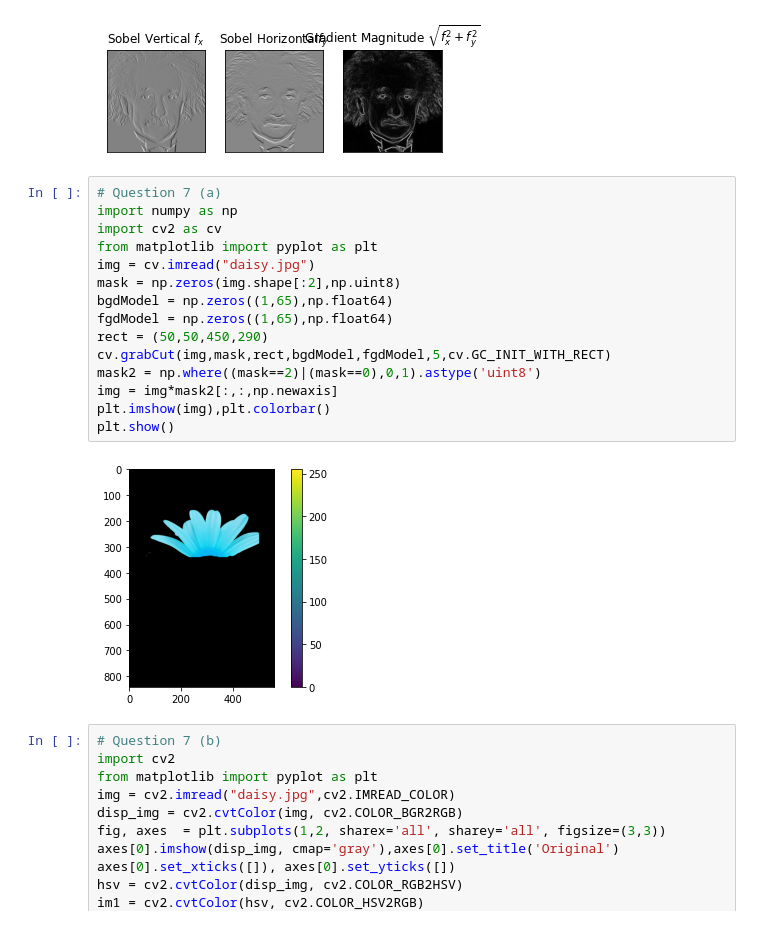
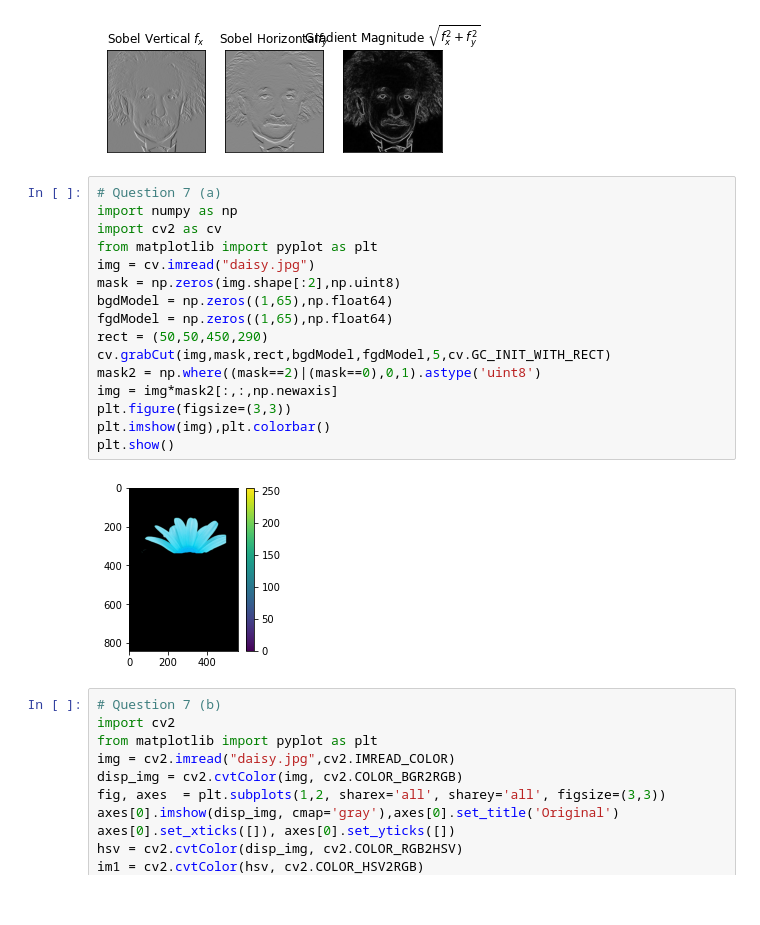
Before and after one commit to luxshan21/Image_Processing_Works_190364C, a Jupyter notebook: Assignments/Assignment_01/Assignment_01_190364C.ipynb, the cells around one changed output. Drawn from its saved outputs; the diff is of its cells as text.

```diff
--- a/Assignments/Assignment_01/Assignment_01_190364C.ipynb
+++ b/Assignments/Assignment_01/Assignment_01_190364C.ipynb
@@ -201,20 +202,21 @@ plt.show()
 # %%
 # Question 7 (a)
 import numpy as np
 import cv2 as cv
 from matplotlib import pyplot as plt
 img = cv.imread("daisy.jpg")
 mask = np.zeros(img.shape[:2],np.uint8)
 bgdModel = np.zeros((1,65),np.float64)
 fgdModel = np.zeros((1,65),np.float64)
 rect = (50,50,450,290)
 cv.grabCut(img,mask,rect,bgdModel,fgdModel,5,cv.GC_INIT_WITH_RECT)
 mask2 = np.where((mask==2)|(mask==0),0,1).astype('uint8')
 img = img*mask2[:,:,np.newaxis]
+plt.figure(figsize=(3,3))
 plt.imshow(img),plt.colorbar()
 plt.show()
 # %% [output]
-[figure, old version]
+[figure, new version]
 # %%
 # Question 7 (b)
 import cv2
```
Also changed, not shown: parts of 4 cells of this notebook, 1 other file.
